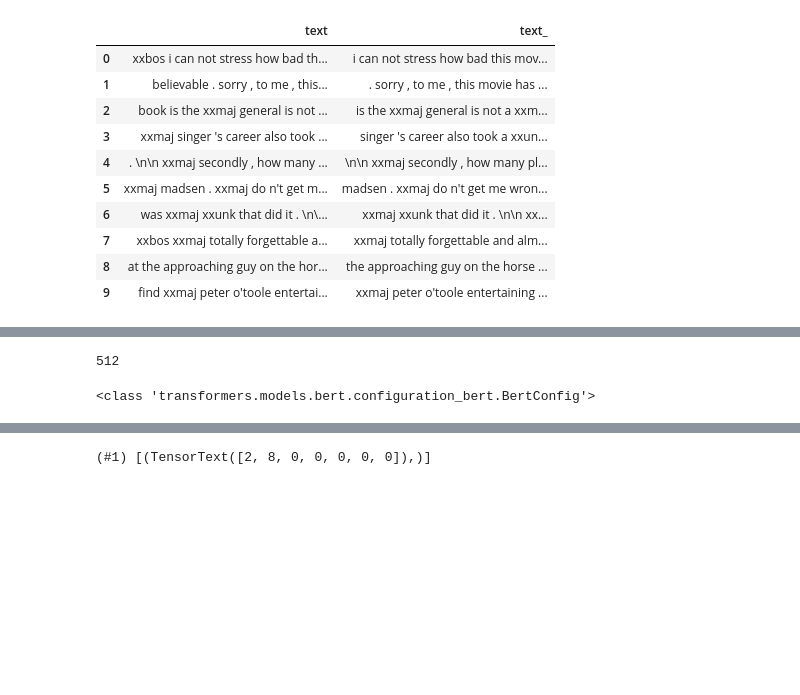
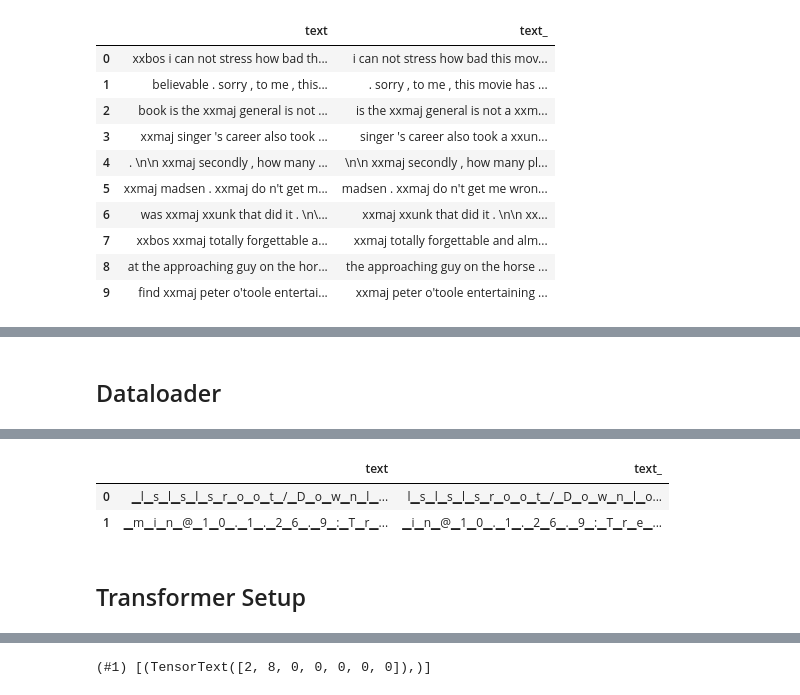
Before and after one commit to chTeut/gnn_project, a Jupyter notebook: FastAI/shell_cmd_transformer.ipynb, the cells around one changed output, grey strips where cells are left out. Drawn from its saved outputs; the diff is of its cells as text; code cells hidden in the pictures; blank space fills up the shorter version.

```diff
--- a/FastAI/shell_cmd_transformer.ipynb
+++ b/FastAI/shell_cmd_transformer.ipynb
@@ -500,0 +529,28 @@ Length: 60008 ['xxunk', 'xxpad', 'xxbos', 'xxeos', 'xxfld', 'xxrep', 'xxwrep', '
+# %%
+class MyTokenizer(Transform):
+    def setups(self, items):
+        self.tok = SubwordTokenizer(vocab_sz=1000)
+        self.tok.setup(items)
+
+    def encodes(self, txts):
+        toks = self.tok(txts)
+        tokenized_sentences = [[tok for tok in gen] for gen in toks]
+        flattened_list = [item for sublist in tokenized_sentences for item in sublist if item]
+        return flattened_list
+
+    def decodes(self, encoded):
+        decoded_values = TitledStr(''.join(encoded))
+        return  decoded_values
+
+class MyNumerizer(Transform):
+    def setups(self, items):
+        self.num = Numericalize()
+        self.num.setup(items)
+        self.vocab = self.num.vocab
+
+
+    def encodes(self, toks):
+        return self.num(toks)
+
+    def decodes(self, encoded):
+        return self.num.decode(encoded)
@@ -500,0 +573,20 @@ Length: 60008 ['xxunk', 'xxpad', 'xxbos', 'xxeos', 'xxfld', 'xxrep', 'xxwrep', '
+# %% [markdown]
+## Dataloader
+# %%
+modus = 'Manpage' #IMBD
+limit = 1000
+tfms = [[tokn, num]]
+
+if modus == 'Manpage':
+    # Manpage
+    dsets = Datasets(txts[:limit], tfms)
+else:
+    # IMBD
+    path = untar_data(URLs.IMDB)
+    files = get_text_files(path, folders = ['train', 'test'])
+    dsets = Datasets(files[:limit], tfms)
+
+dls = dsets.dataloaders(dl_type=LMDataLoader)
+
+dls.show_batch(max_n=2)
+# %% [output]
@@ -501,25 +594,19 @@ Length: 60008 ['xxunk', 'xxpad', 'xxbos', 'xxeos', 'xxfld', 'xxrep', 'xxwrep', '
+|  | text | text_ |
+| 0 | ▁l▁s▁l▁s▁l▁s▁r▁o▁o▁t▁/▁D▁o▁w▁n▁l▁... | l▁s▁l▁s▁l▁s▁r▁o▁o▁t▁/▁D▁o▁w▁n▁l▁o... |
+| 1 | ▁m▁i▁n▁@▁1▁0▁.▁1▁.▁2▁6▁.▁9▁:▁T▁r▁... | ▁i▁n▁@▁1▁0▁.▁1▁.▁2▁6▁.▁9▁:▁T▁r▁e▁... |
+# %% [markdown]
+## Transformer Setup
 # %%
 from transformers import AutoConfig
 config = AutoConfig.from_pretrained('bert-base-uncased')
-config.max_position_embeddings
+
+config.vocab_size = len(dls.vocab)
+config.num_labels = len(dls.vocab)
+config.hidden_size = 395
+config.num_hidden_layers = 12
+config.num_attention_heads = 5
+config.max_position_embeddings = 512
+transformer = ShellTransformer(config)
-# %% [output]
-512
-# %%
-from transformers import AutoConfig
-config = AutoConfig.from_pretrained('bert-base-uncased')
-
-print(type(config))
-
-config.vocab_size = len(dls.vocab)
-config.num_labels = len(dls.vocab)
-#config.hidden_size = 132
-config.hidden_size = 395
-config.num_hidden_layers = 12
-config.num_attention_heads = 5
-config.max_position_embeddings = 512
-transformer = ShellTransformer(config)
-# %% [output]
-<class 'transformers.models.bert.configuration_bert.BertConfig'>
 # %%
 config.vocab_size
 # %% [output]
```
Also changed, not shown: parts of 38 cells of this notebook.
